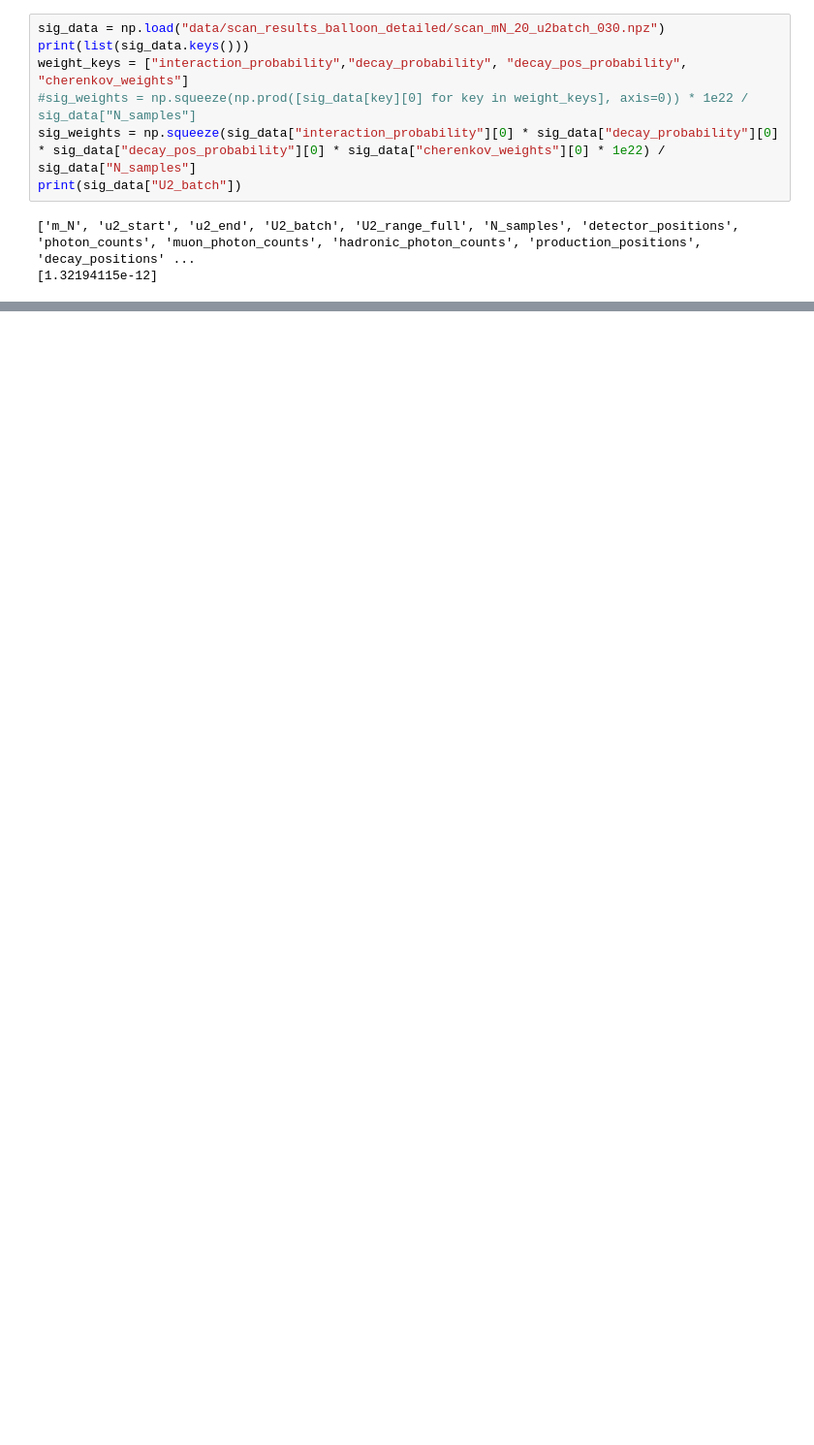
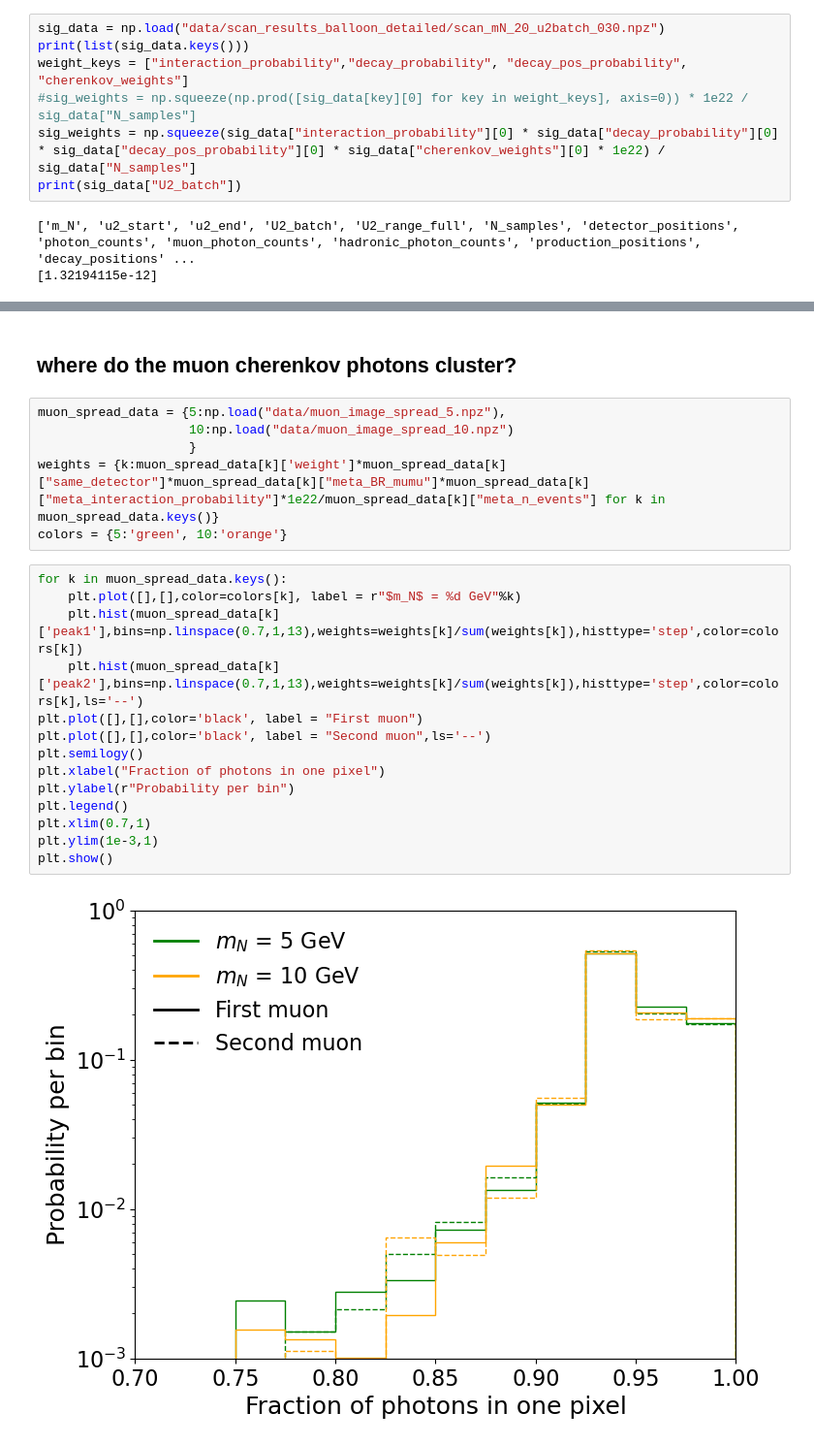
Before and after one commit to nickkamp1/NeutrinoFactoryHNL, a Jupyter notebook: Balloon.ipynb, the cells around one changed output, grey strips where cells are left out. Shown at 97% size. Drawn from its saved outputs; the diff is of its cells as text; blank space fills up the shorter version.

Commit message:
studies on muon spread at camera

```diff
--- a/Balloon.ipynb
+++ b/Balloon.ipynb
@@ -342,0 +337,24 @@ for idet in idets:
+# %% [markdown]
+## where do the muon cherenkov photons cluster?
+# %%
+muon_spread_data = {5:np.load("data/muon_image_spread_5.npz"),
+                    10:np.load("data/muon_image_spread_10.npz")
+                    }
+weights = {k:muon_spread_data[k]['weight']*muon_spread_data[k]["same_detector"]*muon_spread_data[k]["meta_BR_mumu"]*muon_spread_data[k]["meta_interaction_probability"]*1e22/muon_spread_data[k]["meta_n_events"] for k in muon_spread_data.keys()}
+colors = {5:'green', 10:'orange'}
+# %%
+for k in muon_spread_data.keys():
+    plt.plot([],[],color=colors[k], label = r"$m_N$ = %d GeV"%k)
+    plt.hist(muon_spread_data[k]['peak1'],bins=np.linspace(0.7,1,13),weights=weights[k]/sum(weights[k]),histtype='step',color=colors[k])
+    plt.hist(muon_spread_data[k]['peak2'],bins=np.linspace(0.7,1,13),weights=weights[k]/sum(weights[k]),histtype='step',color=colors[k],ls='--')
+plt.plot([],[],color='black', label = "First muon")
+plt.plot([],[],color='black', label = "Second muon",ls='--')
+plt.semilogy()
+plt.xlabel("Fraction of photons in one pixel")
+plt.ylabel(r"Probability per bin")
+plt.legend()
+plt.xlim(0.7,1)
+plt.ylim(1e-3,1)
+plt.show()
+# %% [output]
+[figure, added]
```
Also changed, not shown: parts of 6 cells of this notebook, 3 other files.
